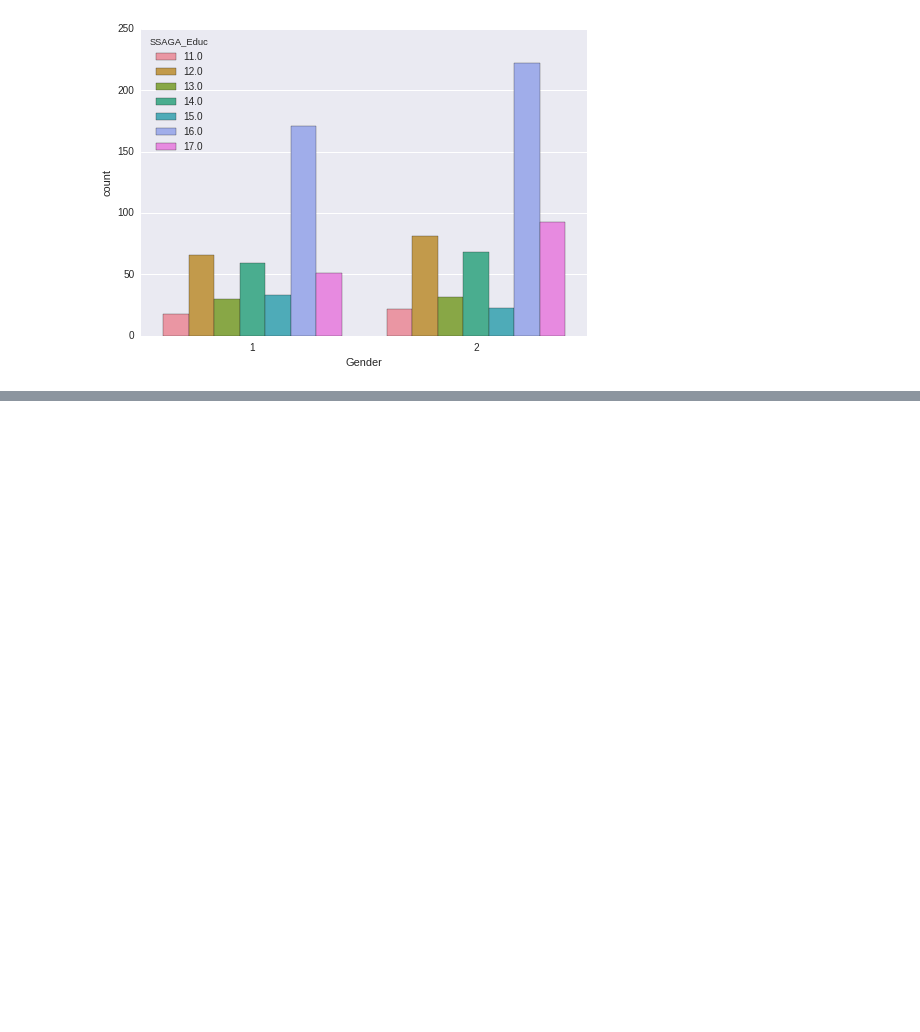
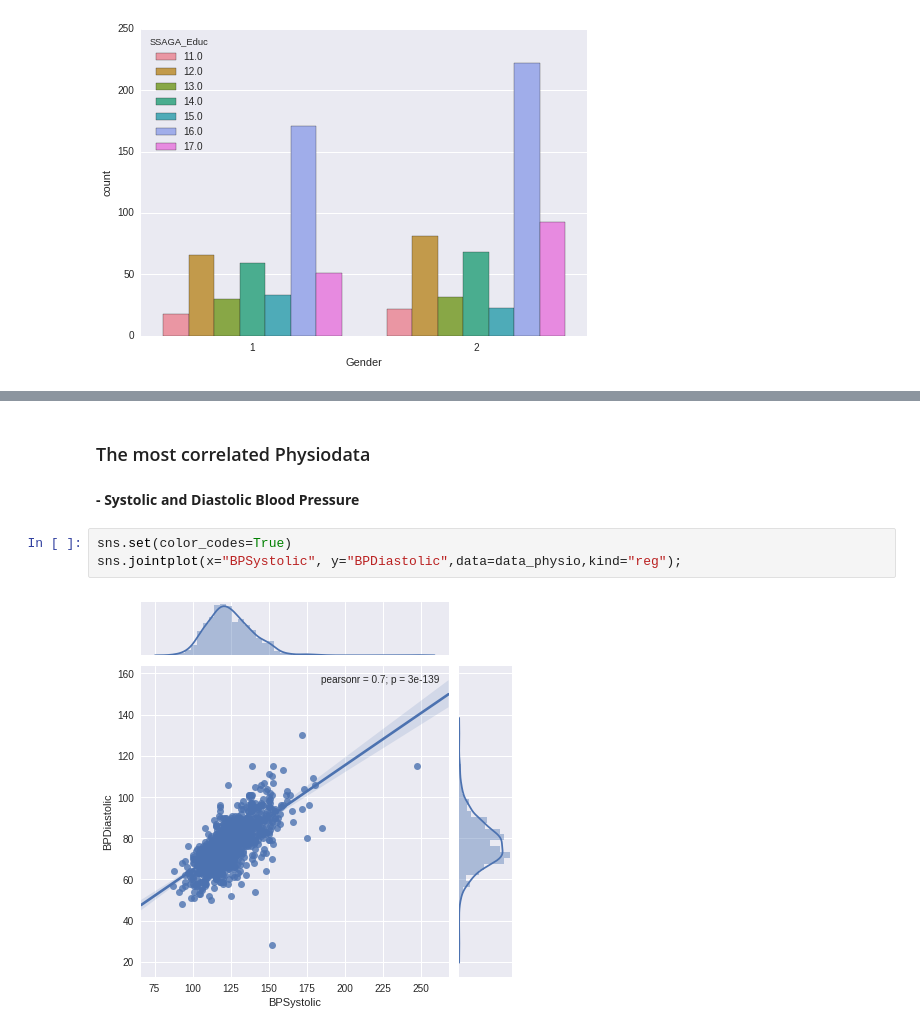
Before and after one commit to SIMEXP/hcp, a Jupyter notebook: HCP_pheno-corr_language-Copy1.ipynb, the cells around one changed output, grey strips where cells are left out. Drawn from its saved outputs; the diff is of its cells as text; blank space fills up the shorter version.

```diff
--- a/HCP_pheno-corr_language-Copy1.ipynb
+++ b/HCP_pheno-corr_language-Copy1.ipynb
@@ -139,0 +168,9 @@ sns.countplot(x='Gender',hue='SSAGA_Educ',data=data_demog)
+# %% [markdown]
+### The most correlated Physiodata
+# %% [markdown]
+**- Systolic and Diastolic Blood Pressure**
+# %%
+sns.set(color_codes=True)
+sns.jointplot(x="BPSystolic", y="BPDiastolic",data=data_physio,kind="reg");
+# %% [output]
+[figure, added]
```
Also changed, not shown: parts of 9 cells of this notebook.
